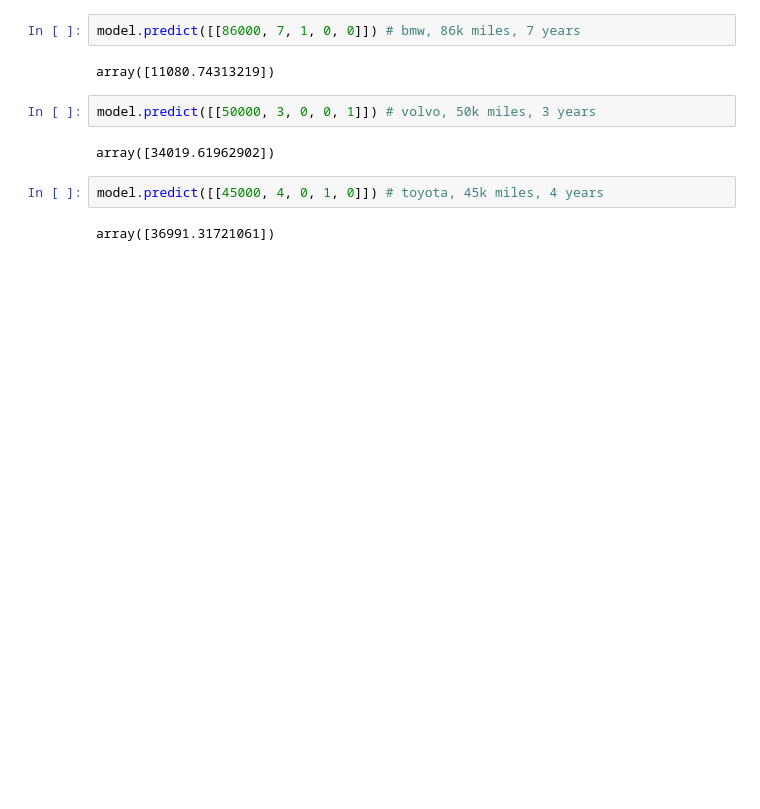
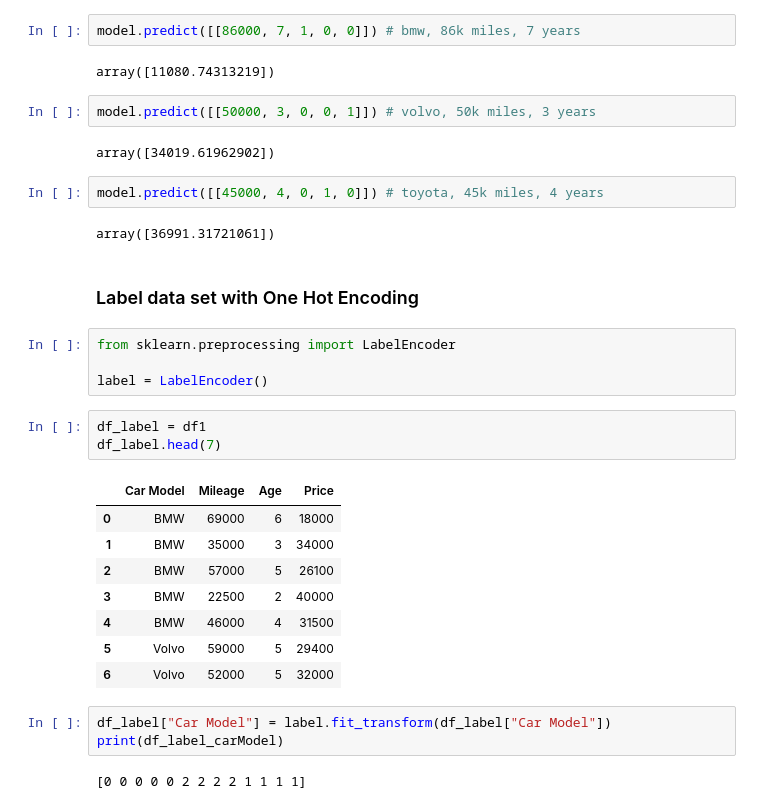
Before and after one commit to code4yonglei/code_4_Tutorials, a Jupyter notebook: machine-learning/3-dummy-variable.ipynb, the cells around one changed output. Drawn from its saved outputs; the diff is of its cells as text; blank space fills up the shorter version.

Commit message:
one hot encoder is not working

```diff
--- a/machine-learning/3-dummy-variable.ipynb
+++ b/machine-learning/3-dummy-variable.ipynb
@@ -197,3 +203,26 @@ array([34019.61962902])
 model.predict([[45000, 4, 0, 1, 0]]) # toyota, 45k miles, 4 years
 # %% [output]
 array([36991.31721061])
+# %% [markdown]
+### Label data set with One Hot Encoding
+# %%
+from sklearn.preprocessing import LabelEncoder
+
+label = LabelEncoder()
+# %%
+df_label = df1
+df_label.head(7)
+# %% [output]
+|  | Car Model | Mileage | Age | Price |
+| 0 | BMW | 69000 | 6 | 18000 |
+| 1 | BMW | 35000 | 3 | 34000 |
+| 2 | BMW | 57000 | 5 | 26100 |
+| 3 | BMW | 22500 | 2 | 40000 |
+| 4 | BMW | 46000 | 4 | 31500 |
+| 5 | Volvo | 59000 | 5 | 29400 |
+| 6 | Volvo | 52000 | 5 | 32000 |
+# %%
+df_label["Car Model"] = label.fit_transform(df_label["Car Model"])
+print(df_label_carModel)
+# %% [output]
+[0 0 0 0 0 2 2 2 2 1 1 1 1]
```
Also changed, not shown: parts of 15 cells of this notebook.
